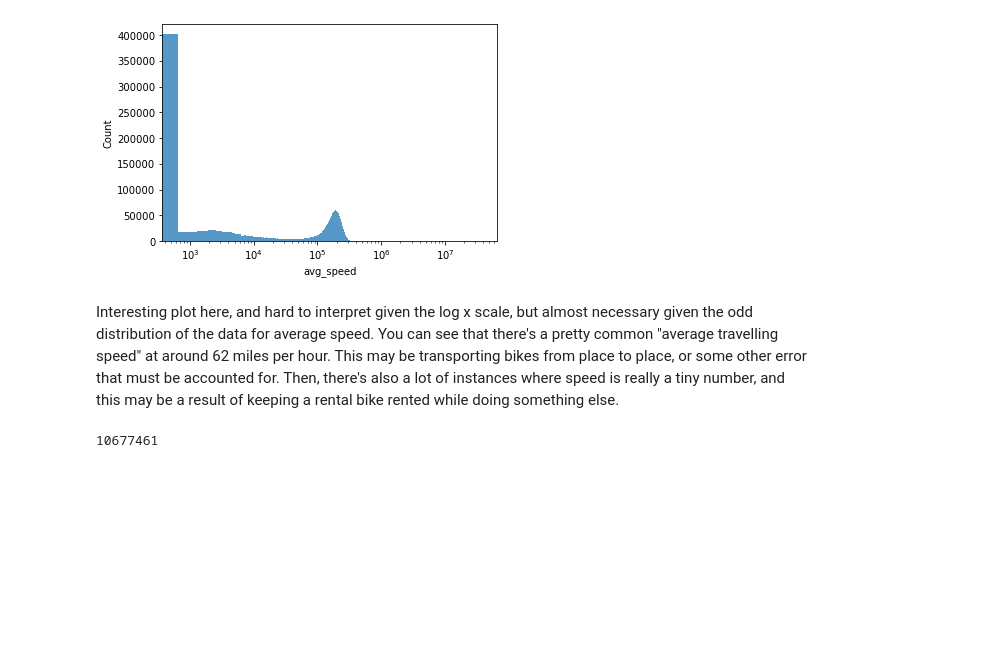
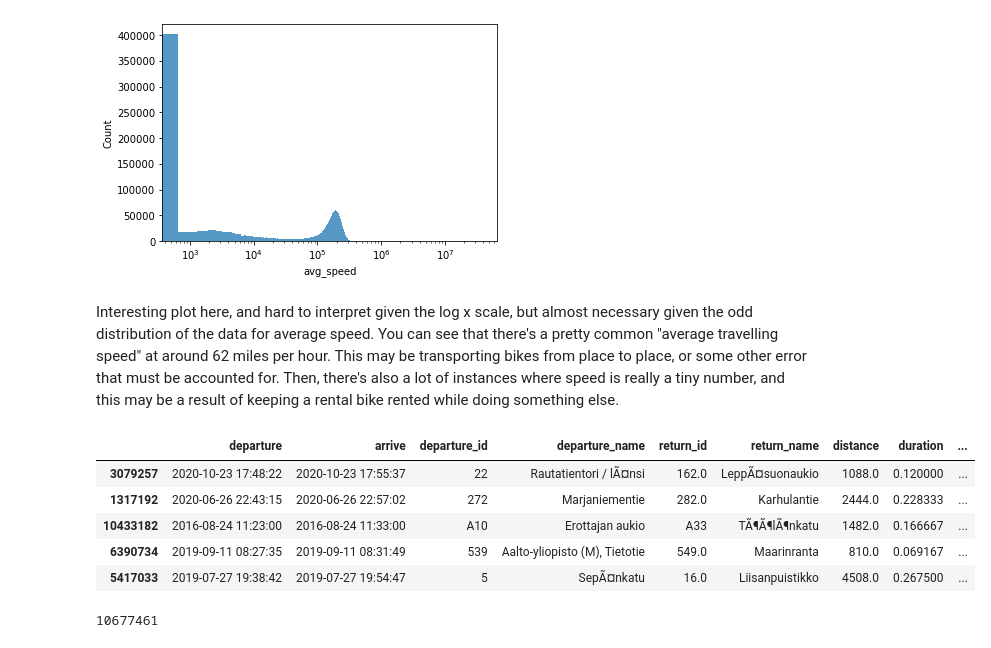
Before and after one commit to sachin-dabas/City-Biking, a Jupyter notebook: Final_Project.ipynb, the cells around one changed output. Cells and saved outputs as stored; diff of their text form; code cells hidden in the pictures; blank space fills up the shorter version.

```diff
--- a/Final_Project.ipynb
+++ b/Final_Project.ipynb
@@ -202,6 +202,15 @@ ax.set(xscale="log")
 [figure]
 # %% [markdown]
 Interesting plot here, and hard to interpret given the log x scale, but almost necessary given the odd distribution of the data for average speed. You can see that there's a pretty common "average travelling speed" at around 62 miles per hour. This may be transporting bikes from place to place, or some other error that must be accounted for. Then, there's also a lot of instances where speed is really a tiny number, and this may be a result of keeping a rental bike rented while doing something else.
+# %%
+df[df["avg_speed"] > 10**5].sample(5)
+# %% [output]
+|  | departure | arrive | departure_id | departure_name | return_id | return_name | distance | duration | ... |
+| 3079257 | 2020-10-23 17:48:22 | 2020-10-23 17:55:37 | 22 | Rautatientori / lÃ¤nsi | 162.0 | LeppÃ¤suonaukio | 1088.0 | 0.120000 | ... |
+| 1317192 | 2020-06-26 22:43:15 | 2020-06-26 22:57:02 | 272 | Marjaniementie | 282.0 | Karhulantie | 2444.0 | 0.228333 | ... |
+| 10433182 | 2016-08-24 11:23:00 | 2016-08-24 11:33:00 | A10 | Erottajan aukio | A33 | TÃ¶Ã¶lÃ¶nkatu | 1482.0 | 0.166667 | ... |
+| 6390734 | 2019-09-11 08:27:35 | 2019-09-11 08:31:49 | 539 | Aalto-yliopisto (M), Tietotie | 549.0 | Maarinranta | 810.0 | 0.069167 | ... |
+| 5417033 | 2019-07-27 19:38:42 | 2019-07-27 19:54:47 | 5 | SepÃ¤nkatu | 16.0 | Liisanpuistikko | 4508.0 | 0.267500 | ... |
 # %%
 (df["avg_speed"] > 10**5).sum()
 # %% [output]
```
Also changed, not shown: parts of 4 cells of this notebook, 2 other files.
